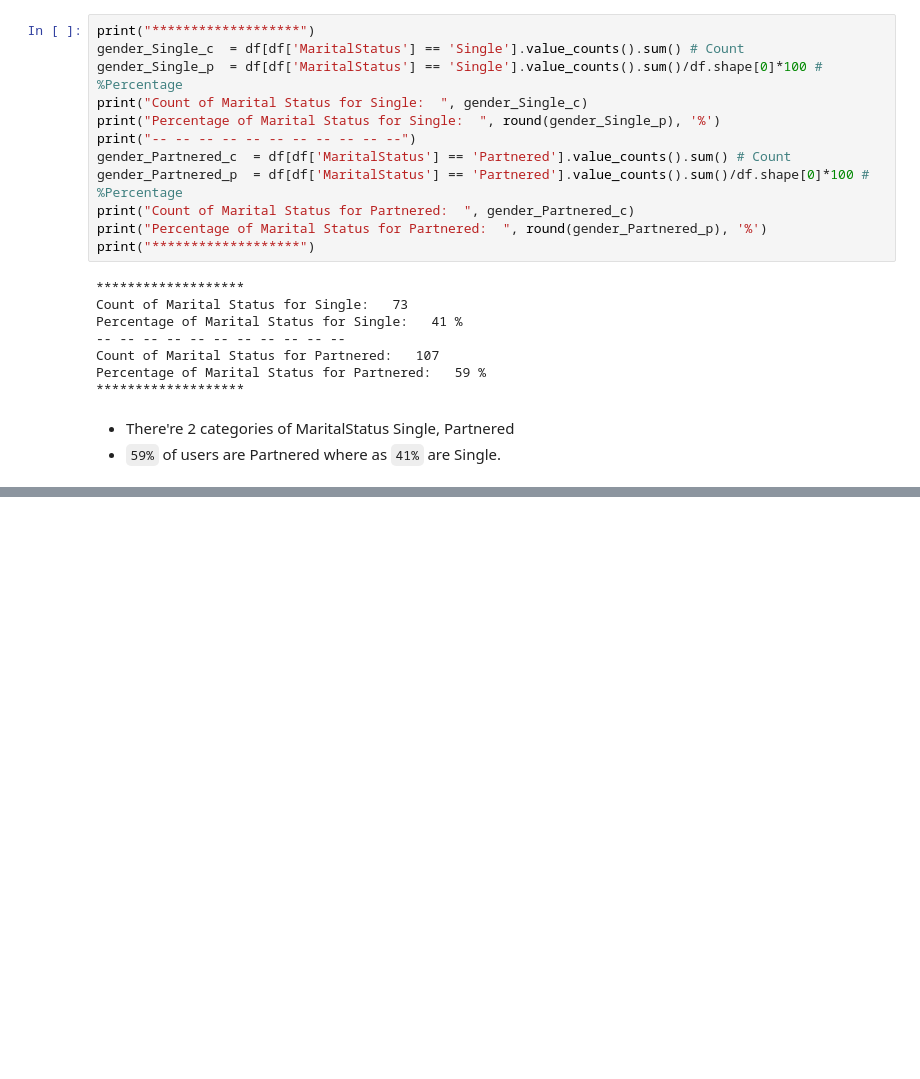
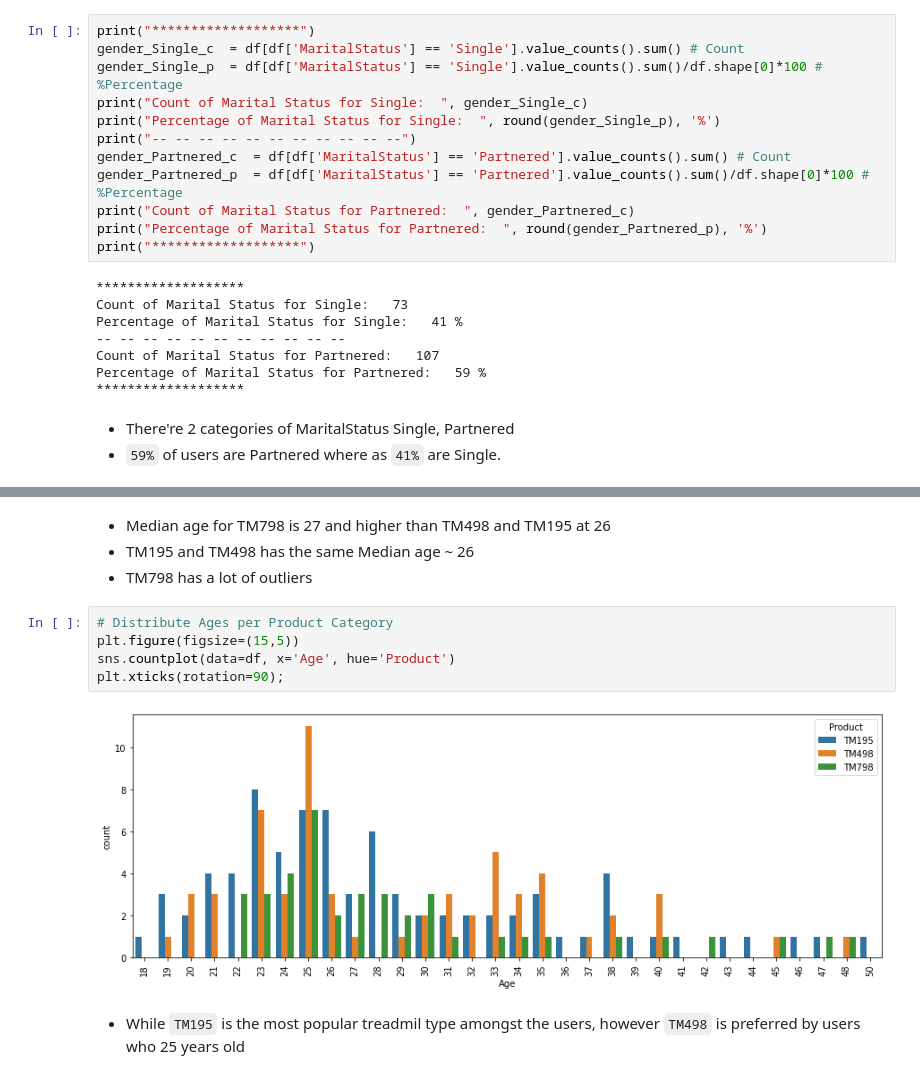
Before and after one commit to miricoder/projects, a Jupyter notebook: FAIML/Cardio_Good_Fitness_Project.ipynb, the cells around one changed output, grey strips where cells are left out. Saved outputs shown, nothing was run; the diff lists cells and outputs as text; blank space fills up the shorter version.

```diff
--- a/FAIML/Cardio_Good_Fitness_Project.ipynb
+++ b/FAIML/Cardio_Good_Fitness_Project.ipynb
@@ -565,0 +570,13 @@ plt.show()
+# %% [markdown]
+* Median age for TM798 is 27 and higher than TM498 and TM195 at 26
+* TM195 and TM498 has the same Median age ~ 26
+* TM798 has a lot of outliers
+# %%
+# Distribute Ages per Product Category
+plt.figure(figsize=(15,5))
+sns.countplot(data=df, x='Age', hue='Product')
+plt.xticks(rotation=90);
+# %% [output]
+[figure, added]
+# %% [markdown]
+* While `TM195` is the most popular treadmil type amongst the users, however `TM498` is preferred by users who 25 years old
```
Also changed, not shown: parts of 21 cells of this notebook.
